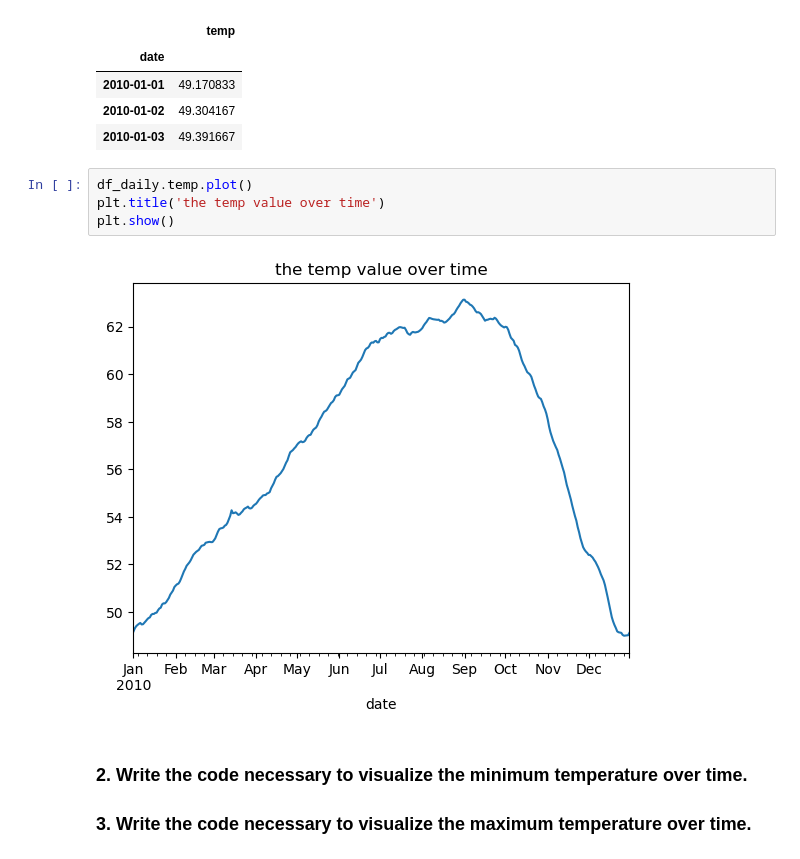
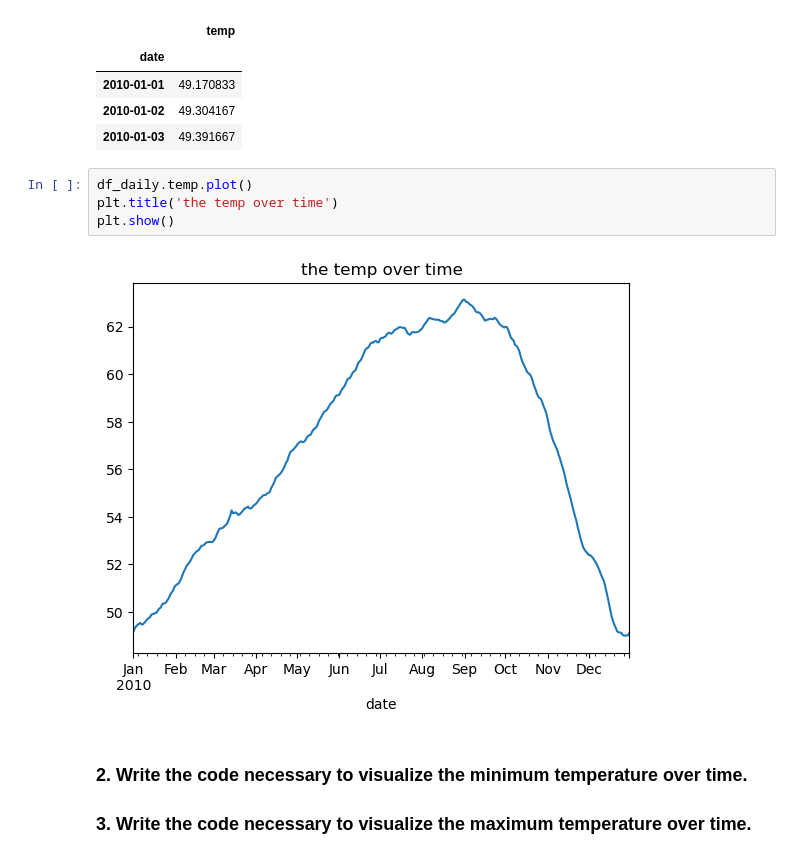
Before and after one commit to Chellyann-moreno/time-series-exercises, a Jupyter notebook: date_exercises.ipynb, the cells around one changed output. Drawn from its saved outputs; the diff is of its cells as text.

```diff
--- a/date_exercises.ipynb
+++ b/date_exercises.ipynb
@@ -56,10 +56,10 @@ df_daily.head(3)
 | 2010-01-03 | 49.391667 |
 # %%
 df_daily.temp.plot()
-plt.title('the temp value over time')
+plt.title('the temp over time')
 plt.show()
 # %% [output]
-[figure, old version]
+[figure, new version]
 # %% [markdown]
 ### 2. Write the code necessary to visualize the minimum temperature over time.
 ### 3. Write the code necessary to visualize the maximum temperature over time.
```
Also changed, not shown: parts of 18 cells of this notebook, 6 other files.
